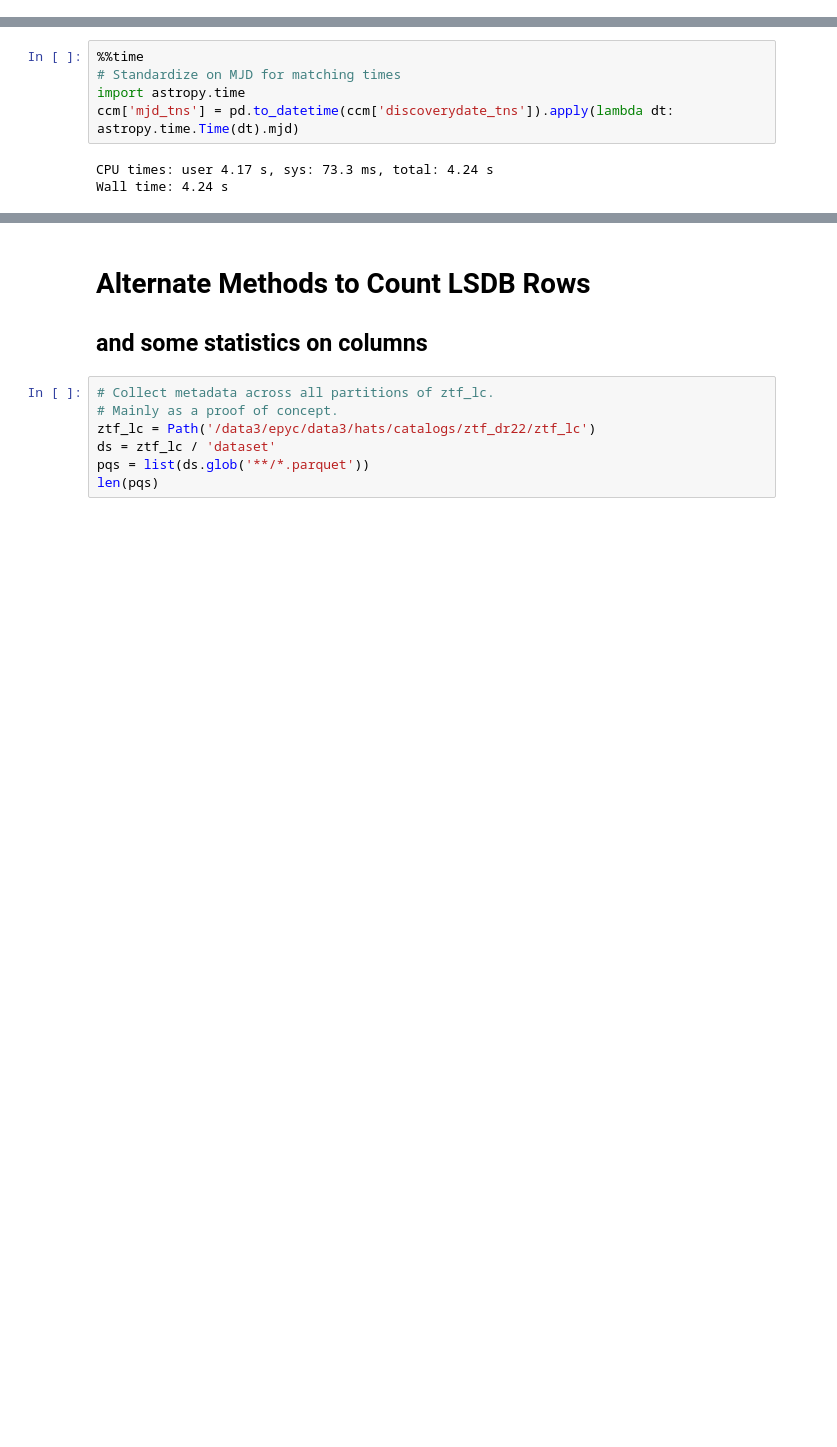
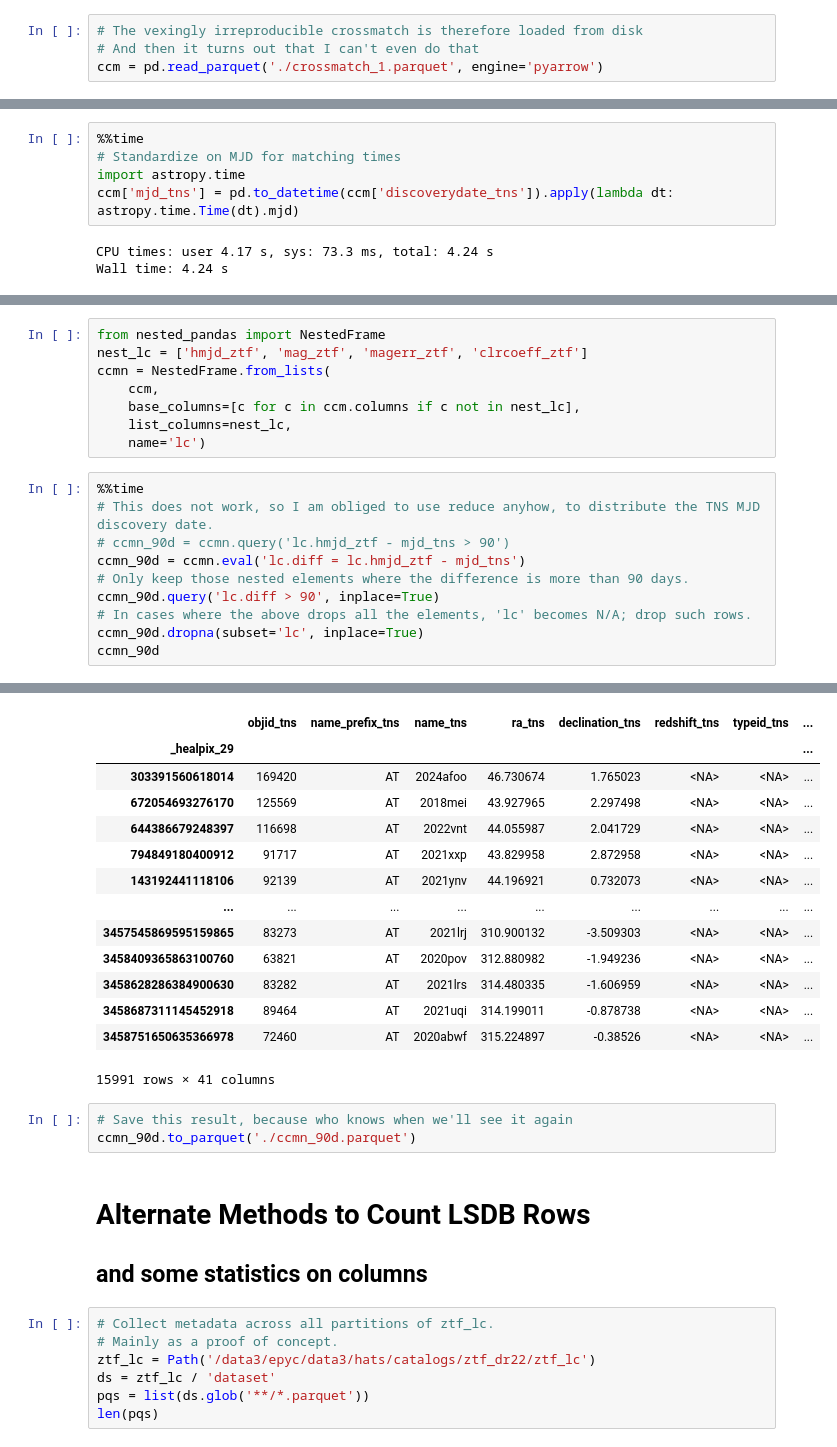
Before and after one commit to lsst-sitcom/linccf, a Jupyter notebook: wrong_supernovae/wrong_supernovae.ipynb, the cells around one changed output, grey strips where cells are left out. Saved outputs shown, nothing was run; the diff lists cells and outputs as text; blank space fills up the shorter version.

```diff
--- a/wrong_supernovae/wrong_supernovae.ipynb
+++ b/wrong_supernovae/wrong_supernovae.ipynb
@@ -134,0 +127,4 @@ KeyError: "['Norder', 'Dir', 'Npix'] not in index"
+# %%
+# The vexingly irreproducible crossmatch is therefore loaded from disk
+# And then it turns out that I can't even do that
+ccm = pd.read_parquet('./crossmatch_1.parquet', engine='pyarrow')
@@ -219,0 +185,19 @@ Wall time: 15.1 s
+# %%
+from nested_pandas import NestedFrame
+nest_lc = ['hmjd_ztf', 'mag_ztf', 'magerr_ztf', 'clrcoeff_ztf']
+ccmn = NestedFrame.from_lists(
+    ccm,
+    base_columns=[c for c in ccm.columns if c not in nest_lc],
+    list_columns=nest_lc,
+    name='lc')
+# %%
+%%time
+# This does not work, so I am obliged to use reduce anyhow, to distribute the TNS MJD discovery date.
+# ccmn_90d = ccmn.query('lc.hmjd_ztf - mjd_tns > 90')
+ccmn_90d = ccmn.eval('lc.diff = lc.hmjd_ztf - mjd_tns')
+# Only keep those nested elements where the difference is more than 90 days.
+ccmn_90d.query('lc.diff > 90', inplace=True)
+# In cases where the above drops all the elements, 'lc' becomes N/A; drop such rows.
+ccmn_90d.dropna(subset='lc', inplace=True)
+ccmn_90d
+# %% [output]
@@ -220,3 +206,20 @@ Wall time: 15.1 s
+|  | objid_tns | name_prefix_tns | name_tns | ra_tns | declination_tns | redshift_tns | typeid_tns | ... |
+| _healpix_29 |  |  |  |  |  |  |  | ... |
+| 303391560618014 | 169420 | AT | 2024afoo | 46.730674 | 1.765023 | <NA> | <NA> | ... |
+| 672054693276170 | 125569 | AT | 2018mei | 43.927965 | 2.297498 | <NA> | <NA> | ... |
+| 644386679248397 | 116698 | AT | 2022vnt | 44.055987 | 2.041729 | <NA> | <NA> | ... |
+| 794849180400912 | 91717 | AT | 2021xxp | 43.829958 | 2.872958 | <NA> | <NA> | ... |
+| 143192441118106 | 92139 | AT | 2021ynv | 44.196921 | 0.732073 | <NA> | <NA> | ... |
+| ... | ... | ... | ... | ... | ... | ... | ... | ... |
+| 3457545869595159865 | 83273 | AT | 2021lrj | 310.900132 | -3.509303 | <NA> | <NA> | ... |
+| 3458409365863100760 | 63821 | AT | 2020pov | 312.880982 | -1.949236 | <NA> | <NA> | ... |
+| 3458628286384900630 | 83282 | AT | 2021lrs | 314.480335 | -1.606959 | <NA> | <NA> | ... |
+| 3458687311145452918 | 89464 | AT | 2021uqi | 314.199011 | -0.878738 | <NA> | <NA> | ... |
+| 3458751650635366978 | 72460 | AT | 2020abwf | 315.224897 | -0.38526 | <NA> | <NA> | ... |
+15991 rows × 41 columns
+# %%
+# Save this result, because who knows when we'll see it again
+ccmn_90d.to_parquet('./ccmn_90d.parquet')
 # %% [markdown]
 # Alternate Methods to Count LSDB Rows
 ## and some statistics on columns
```
Also changed, not shown: parts of 19 cells of this notebook.
